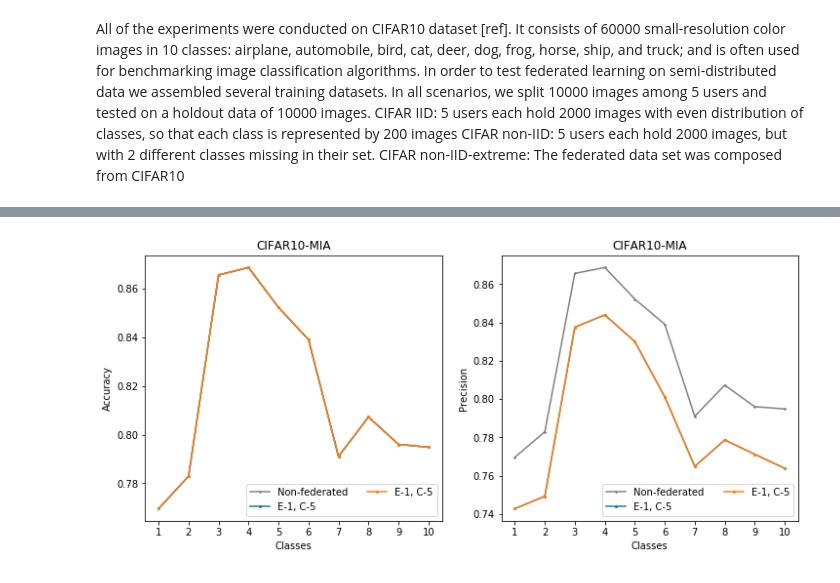
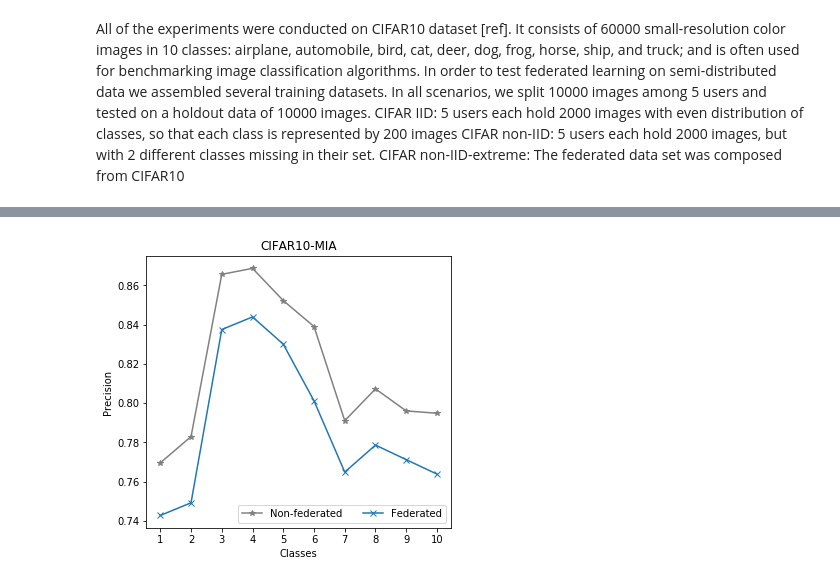
Before and after one commit to abogdanova/FedMed, a Jupyter notebook: Experiments.ipynb, the cells around one changed output, grey strips where cells are left out. Saved outputs shown, nothing was run; the diff lists cells and outputs as text; code cells hidden in the pictures.

```diff
--- a/Experiments.ipynb
+++ b/Experiments.ipynb
@@ -141,34 +305,33 @@ eE1C5acc = [None, 0.7695852534562212, 0.7829560585885486, 0.8656618610747051, 0.
 eE1C5pre = [None, 0.742772424017791, 0.7492307692307693, 0.8375510204081633,
          0.8439597315436241, 0.8300764655904843, 0.8011996572407883, 0.7648809523809523,
          0.7786438035853468, 0.7712121212121212, 0.7638347622759158]
-rE1C5acc = [None, 0.7695852534562212, 0.7829560585885486, 0.8656618610747051, 0.8687206965840589, 0.8522954091816367, 0.8390646492434664, 0.7910643889618922, 0.807277628032345, 0.7960396039603961, 0.7948717948717948]
-rE1C5pre = [None, 0.742772424017791, 0.7492307692307693, 0.8375510204081633, 0.8439597315436241, 0.8300764655904843, 0.8011996572407883, 0.7648809523809523, 0.7786438035853468, 0.7712121212121212, 0.7638347622759158]
+rE1C5acc = [None, 0.7695852534562212, 0.7829560585885486, 0.8656618610747051, 0.8687206965840589,
+            0.8522954091816367, 0.8390646492434664, 0.7910643889618922, 0.807277628032345, 0.7960396039603961,
+            0.7948717948717948]
+rE1C5pre = [None, 0.742772424017791, 0.7492307692307693, 0.8375510204081633, 0.8439597315436241,
+            0.8300764655904843, 0.8011996572407883, 0.7648809523809523, 0.7786438035853468,
+            0.7712121212121212, 0.7638347622759158]
+rE2C2acc = [None, 0.7695852534562212, 0.7829560585885486, 0.8656618610747051, 0.8687206965840589,
+            0.8522954091816367, 0.8390646492434664, 0.7910643889618922, 0.807277628032345,
+            0.7960396039603961, 0.7948717948717948]
+rE2C2pre = [None, 0.742772424017791, 0.7492307692307693, 0.8375510204081633, 0.8439597315436241,
+            0.8300764655904843, 0.8011996572407883, 0.7648809523809523, 0.7786438035853468,
+            0.7712121212121212, 0.7638347622759158]
 # %%
 plt.figure(figsize=(12,5))
 
-plt.subplot(1,2,1)
-plt.plot(non_fed_acc, color="grey",  marker='*', markersize = 2, label="Non-federated")
-plt.plot(eE1C5acc, marker='o', label='E-1, C-5', markersize = 2)
-plt.plot(rE1C5acc, marker='o', label='E-1, C-5', markersize = 2)
-plt.xticks(np.arange(1, 11, step=1))
-plt.ylabel('Accuracy')
-plt.xlabel('Classes')
-plt.title("CIFAR10-MIA")
-plt.legend(ncol=2)
-
 plt.subplot(1,2,2)
-plt.plot(non_fed_acc, color="grey",  marker='*', markersize = 2, label="Non-federated")
-plt.plot(eE1C5pre, marker='o', label='E-1, C-5', markersize = 2)
-plt.plot(rE1C5pre, marker='o', label='E-1, C-5', markersize = 2)
+plt.plot(non_fed_acc, color="grey",  marker='*', markersize = 6, label="Non-federated")
+plt.plot(rE2C2pre, marker='x', label='Federated', markersize = 6)
 plt.xticks(np.arange(1, 11, step=1))
 plt.ylabel('Precision')
 plt.xlabel('Classes')
 plt.title("CIFAR10-MIA")
 plt.legend(ncol=2)
 
 plt.show()
 # %% [output]
-[figure, old version]
+[figure, new version]
 # %%
 # Federated data (5 users), iid, CIFAR10
 iE1C5Train = [None, 1.9009285, 1.6381454, 1.5189072, 1.4270283, 1.3469105,
```
Also changed, not shown: parts of 9 cells of this notebook, 30 other files.
